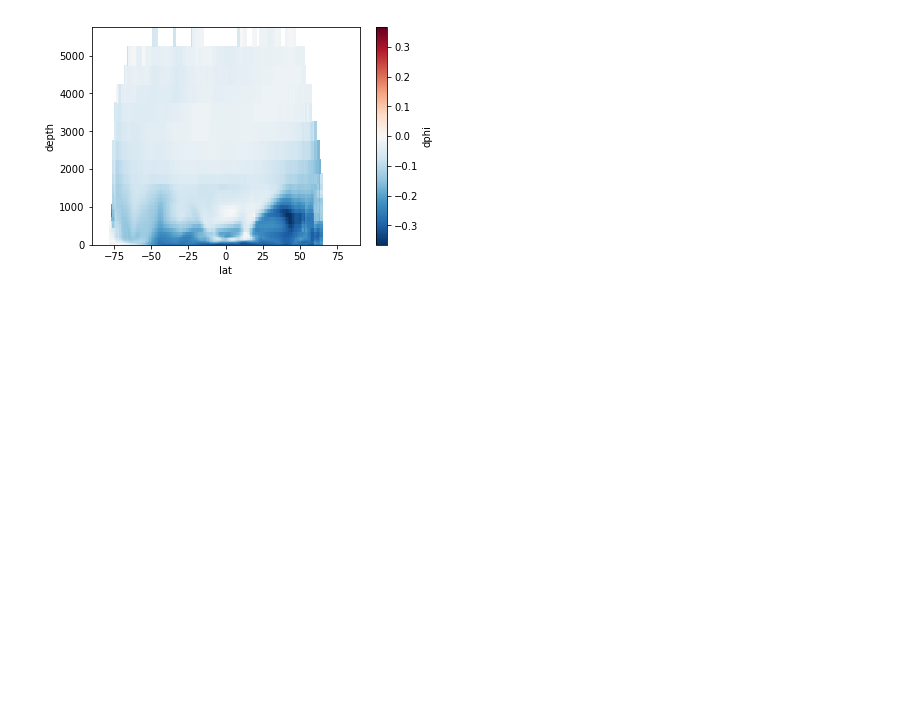
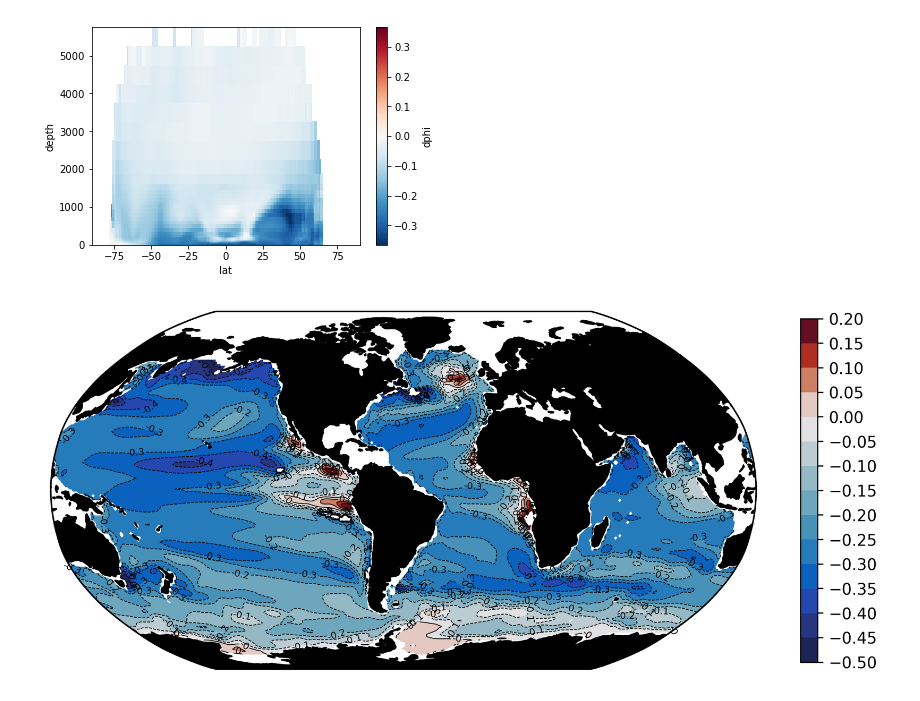
Before and after one commit to matt-long/iucn-deoxygenation-report, a Jupyter notebook: plot_metabolic_index.ipynb, the cells around one changed output. Saved outputs shown, nothing was run; the diff lists cells and outputs as text; code cells hidden in the pictures; blank space fills up the shorter version.

```diff
--- a/plot_metabolic_index.ipynb
+++ b/plot_metabolic_index.ipynb
@@ -69,3 +72,33 @@ dphi.dphi.mean(dim='lon').plot()
 # %% [output]
 <matplotlib.collections.QuadMesh at 0x...>
 [figure]
+# %%
+plot_name = os.path.join(diro['fig'],'metabolic-index-change.pdf')
+
+z = dphi.dphi.values[5,:,:]
+lat = dphi.lat.values
+lon = dphi.lon.values
+
+units = ''
+levels = np.arange(-0.5,0.25,0.05)
+
+lon = np.where(lon<0.,lon+360.,lon)
+I = np.argsort(lon)
+lon = lon[I]
+z = z[:,I]
+z,lon = add_cyclic_point(z,coord=lon)
+
+fig=plt.figure(figsize=(10, 8),dpi=300)
+gs = gridspec.GridSpec(1,1)
+
+norm = plot_tools.MidPointNorm(midpoint=0)
+contour_specs = {'levels':levels,'cmap':cmocean.cm.balance,'norm':norm}
+obj = plot_tools.canvas_map_contour_overlay(lon,lat,z,
+                                            contour_specs,
+                                            units = units,
+                                            fig=fig,
+                                            gridspec=gs,
+                                            row=0,col=0)
+plt.savefig(plot_name,bbox_inches='tight')
+# %% [output]
+[figure, added]
```
Also changed, not shown: parts of 4 cells of this notebook, 2 other files.
